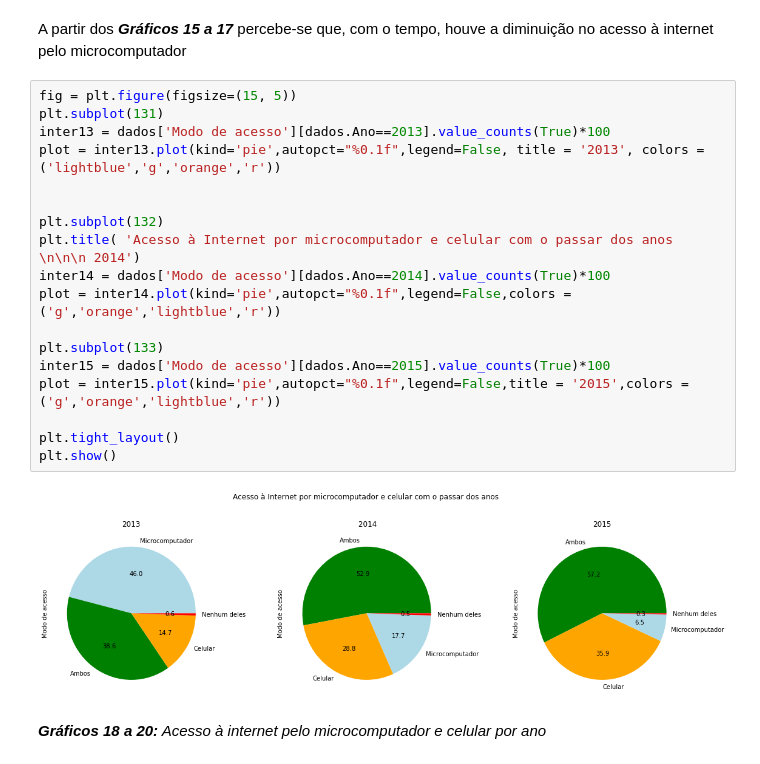
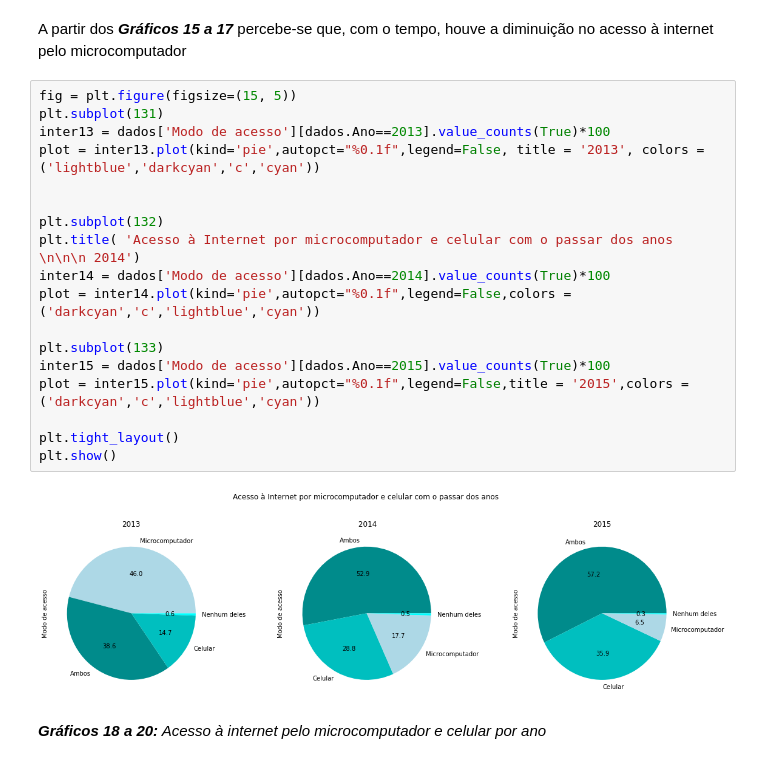
Before and after one commit to annabcm/CD2017, a Jupyter notebook: Projeto1 - Celular x Microcomputador.ipynb, the cells around one changed output. Saved outputs shown, nothing was run; the diff lists cells and outputs as text.

```diff
--- a/Projeto1 - Celular x Microcomputador.ipynb
+++ b/Projeto1 - Celular x Microcomputador.ipynb
@@ -321,23 +321,23 @@ plt.show()
 # %%
 fig = plt.figure(figsize=(15, 5))
 plt.subplot(131)
 inter13 = dados['Modo de acesso'][dados.Ano==2013].value_counts(True)*100
-plot = inter13.plot(kind='pie',autopct="%0.1f",legend=False, title = '2013', colors = ('lightblue','g','orange','r'))
+plot = inter13.plot(kind='pie',autopct="%0.1f",legend=False, title = '2013', colors = ('lightblue','darkcyan','c','cyan'))
 
 
 plt.subplot(132)
 plt.title( 'Acesso à Internet por microcomputador e celular com o passar dos anos \n\n\n 2014')
 inter14 = dados['Modo de acesso'][dados.Ano==2014].value_counts(True)*100
-plot = inter14.plot(kind='pie',autopct="%0.1f",legend=False,colors = ('g','orange','lightblue','r'))
+plot = inter14.plot(kind='pie',autopct="%0.1f",legend=False,colors = ('darkcyan','c','lightblue','cyan'))
 
 plt.subplot(133)
 inter15 = dados['Modo de acesso'][dados.Ano==2015].value_counts(True)*100
-plot = inter15.plot(kind='pie',autopct="%0.1f",legend=False,title = '2015',colors = ('g','orange','lightblue','r'))
+plot = inter15.plot(kind='pie',autopct="%0.1f",legend=False,title = '2015',colors = ('darkcyan','c','lightblue','cyan'))
 
 plt.tight_layout()
 plt.show()
 # %% [output]
-[figure, old version]
+[figure, new version]
 # %% [markdown]
 <em><b>Gráficos 18 a 20:</b> Acesso à internet pelo microcomputador e celular por ano</em>
 # %%
```
Also changed, not shown: parts of 2 cells of this notebook.
